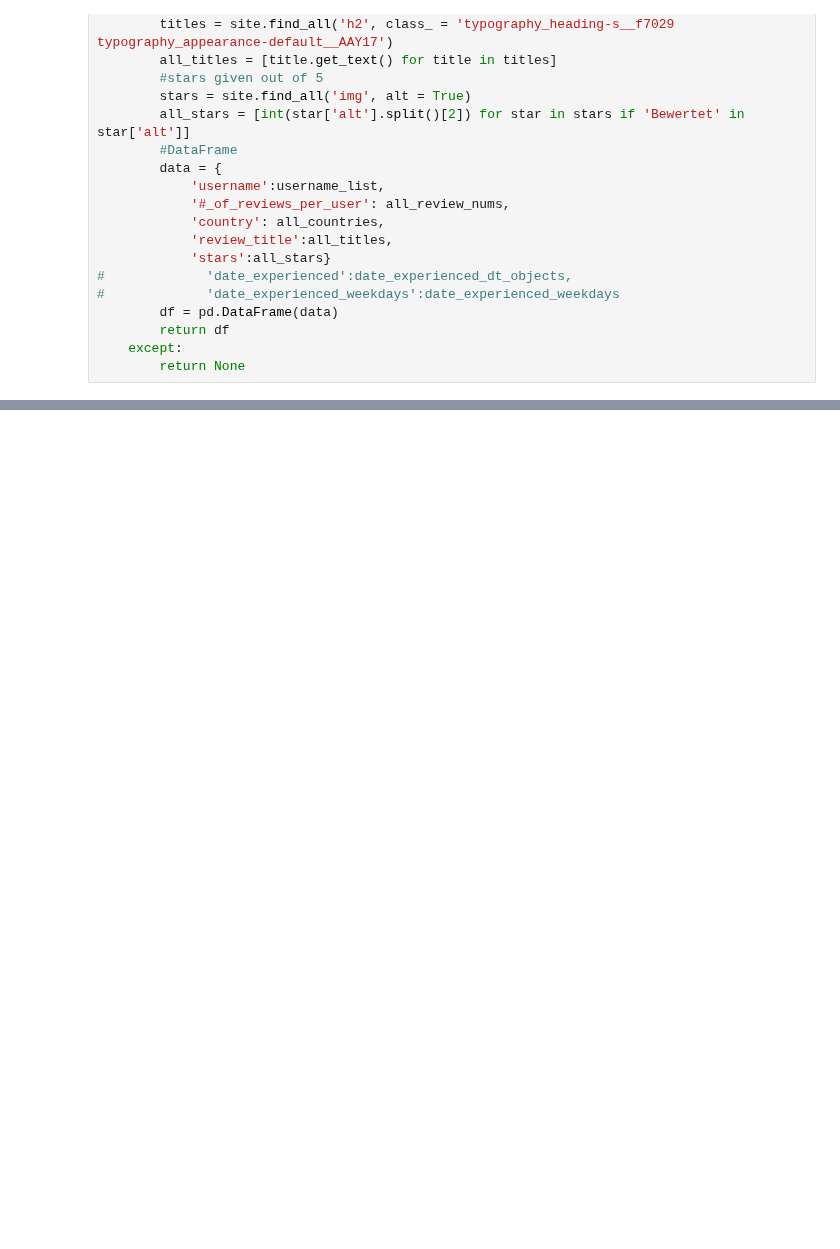
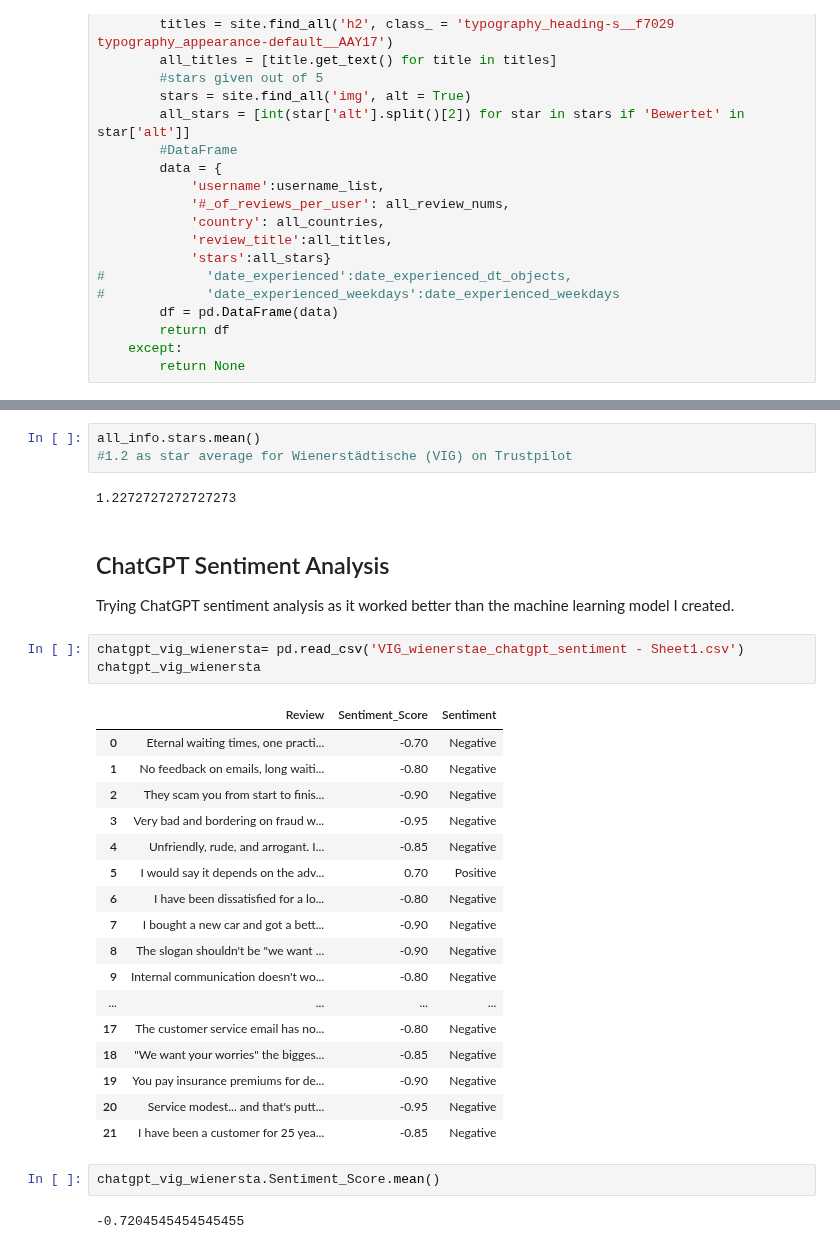
Before and after one commit to corinne167225/Capstone_UNIQA, a Jupyter notebook: VIG (Wienerstädtische) Trustpilot Reviews.ipynb, the cells around one changed output, grey strips where cells are left out. Saved outputs shown, nothing was run; the diff lists cells and outputs as text; blank space fills up the shorter version.

```diff
--- a/VIG (Wienerstädtische) Trustpilot Reviews.ipynb
+++ b/VIG (Wienerstädtische) Trustpilot Reviews.ipynb
@@ -144,0 +175,33 @@ get_all_info('https://at.trustpilot.com/review/www.donauversicherung.at?language
+# %%
+all_info.stars.mean()
+#1.2 as star average for Wienerstädtische (VIG) on Trustpilot
+# %% [output]
+1.2272727272727273
+# %% [markdown]
+## ChatGPT Sentiment Analysis
+Trying ChatGPT sentiment analysis as it worked better than the machine learning model I created.
+# %%
+chatgpt_vig_wienersta= pd.read_csv('VIG_wienerstae_chatgpt_sentiment - Sheet1.csv')
+chatgpt_vig_wienersta
+# %% [output]
+|  | Review | Sentiment_Score | Sentiment |
+| 0 | Eternal waiting times, one practi... | -0.70 | Negative |
+| 1 | No feedback on emails, long waiti... | -0.80 | Negative |
+| 2 | They scam you from start to finis... | -0.90 | Negative |
+| 3 | Very bad and bordering on fraud w... | -0.95 | Negative |
+| 4 | Unfriendly, rude, and arrogant. I... | -0.85 | Negative |
+| 5 | I would say it depends on the adv... | 0.70 | Positive |
+| 6 | I have been dissatisfied for a lo... | -0.80 | Negative |
+| 7 | I bought a new car and got a bett... | -0.90 | Negative |
+| 8 | The slogan shouldn't be "we want ... | -0.90 | Negative |
+| 9 | Internal communication doesn't wo... | -0.80 | Negative |
+| ... | ... | ... | ... |
+| 17 | The customer service email has no... | -0.80 | Negative |
+| 18 | "We want your worries" the bigges... | -0.85 | Negative |
+| 19 | You pay insurance premiums for de... | -0.90 | Negative |
+| 20 | Service modest... and that's putt... | -0.95 | Negative |
+| 21 | I have been a customer for 25 yea... | -0.85 | Negative |
+# %%
+chatgpt_vig_wienersta.Sentiment_Score.mean()
+# %% [output]
+-0.7204545454545455
```
Also changed, not shown: parts of 20 cells of this notebook, 2 other files.
